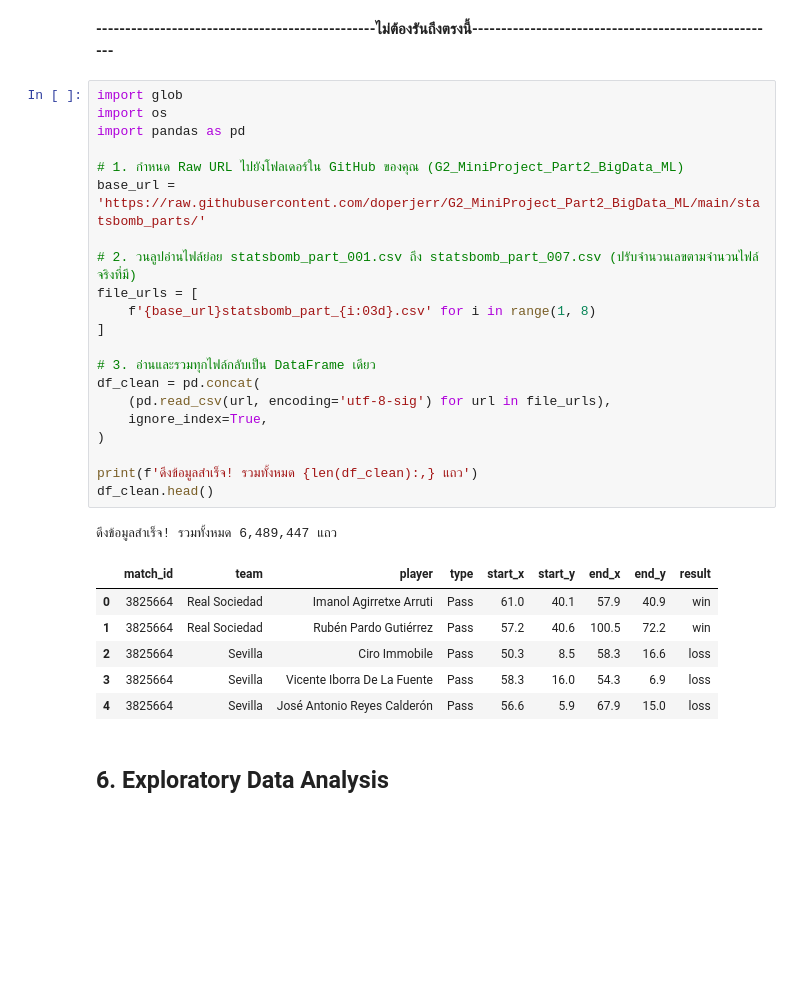
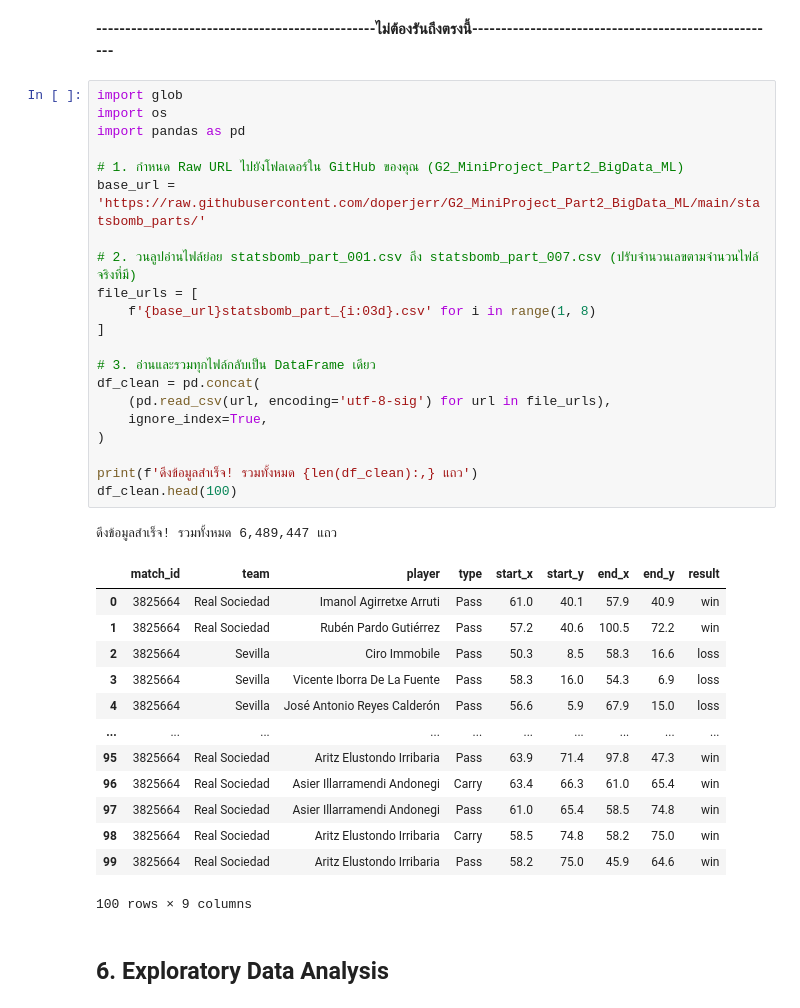
Before and after one commit to doperjerr/G2_MiniProject_Part2_BigData_ML, a Jupyter notebook: G2_MiniProject_Part2_BigData_ML.ipynb, the cells around one changed output. Drawn from its saved outputs; the diff is of its cells as text; blank space fills up the shorter version.

```diff
--- a/G2_MiniProject_Part2_BigData_ML.ipynb
+++ b/G2_MiniProject_Part2_BigData_ML.ipynb
@@ -720,32 +720,39 @@ result      category
 # %%
 import glob
 import os
 import pandas as pd
 
 # 1. กำหนด Raw URL ไปยังโฟลเดอร์ใน GitHub ของคุณ (G2_MiniProject_Part2_BigData_ML)
 base_url = 'https://raw.githubusercontent.com/doperjerr/G2_MiniProject_Part2_BigData_ML/main/statsbomb_parts/'
 
 # 2. วนลูปอ่านไฟล์ย่อย statsbomb_part_001.csv ถึง statsbomb_part_007.csv (ปรับจำนวนเลขตามจำนวนไฟล์จริงที่มี)
 file_urls = [
     f'{base_url}statsbomb_part_{i:03d}.csv' for i in range(1, 8)
 ]
 
 # 3. อ่านและรวมทุกไฟล์กลับเป็น DataFrame เดียว
 df_clean = pd.concat(
     (pd.read_csv(url, encoding='utf-8-sig') for url in file_urls),
     ignore_index=True,
 )
 
 print(f'ดึงข้อมูลสำเร็จ! รวมทั้งหมด {len(df_clean):,} แถว')
-df_clean.head()
+df_clean.head(100)
 # %% [output]
 ดึงข้อมูลสำเร็จ! รวมทั้งหมด 6,489,447 แถว
 |  | match_id | team | player | type | start_x | start_y | end_x | end_y | result |
 | 0 | 3825664 | Real Sociedad | Imanol Agirretxe Arruti | Pass | 61.0 | 40.1 | 57.9 | 40.9 | win |
 | 1 | 3825664 | Real Sociedad | Rubén Pardo Gutiérrez | Pass | 57.2 | 40.6 | 100.5 | 72.2 | win |
 | 2 | 3825664 | Sevilla | Ciro Immobile | Pass | 50.3 | 8.5 | 58.3 | 16.6 | loss |
 | 3 | 3825664 | Sevilla | Vicente Iborra De La Fuente | Pass | 58.3 | 16.0 | 54.3 | 6.9 | loss |
 | 4 | 3825664 | Sevilla | José Antonio Reyes Calderón | Pass | 56.6 | 5.9 | 67.9 | 15.0 | loss |
+| ... | ... | ... | ... | ... | ... | ... | ... | ... | ... |
+| 95 | 3825664 | Real Sociedad | Aritz Elustondo Irribaria | Pass | 63.9 | 71.4 | 97.8 | 47.3 | win |
+| 96 | 3825664 | Real Sociedad | Asier Illarramendi Andonegi | Carry | 63.4 | 66.3 | 61.0 | 65.4 | win |
+| 97 | 3825664 | Real Sociedad | Asier Illarramendi Andonegi | Pass | 61.0 | 65.4 | 58.5 | 74.8 | win |
+| 98 | 3825664 | Real Sociedad | Aritz Elustondo Irribaria | Carry | 58.5 | 74.8 | 58.2 | 75.0 | win |
+| 99 | 3825664 | Real Sociedad | Aritz Elustondo Irribaria | Pass | 58.2 | 75.0 | 45.9 | 64.6 | win |
+100 rows × 9 columns
 # %% [markdown]
 ## 6. Exploratory Data Analysis
 # %%
```
Also changed, not shown: parts of 7 cells of this notebook.
